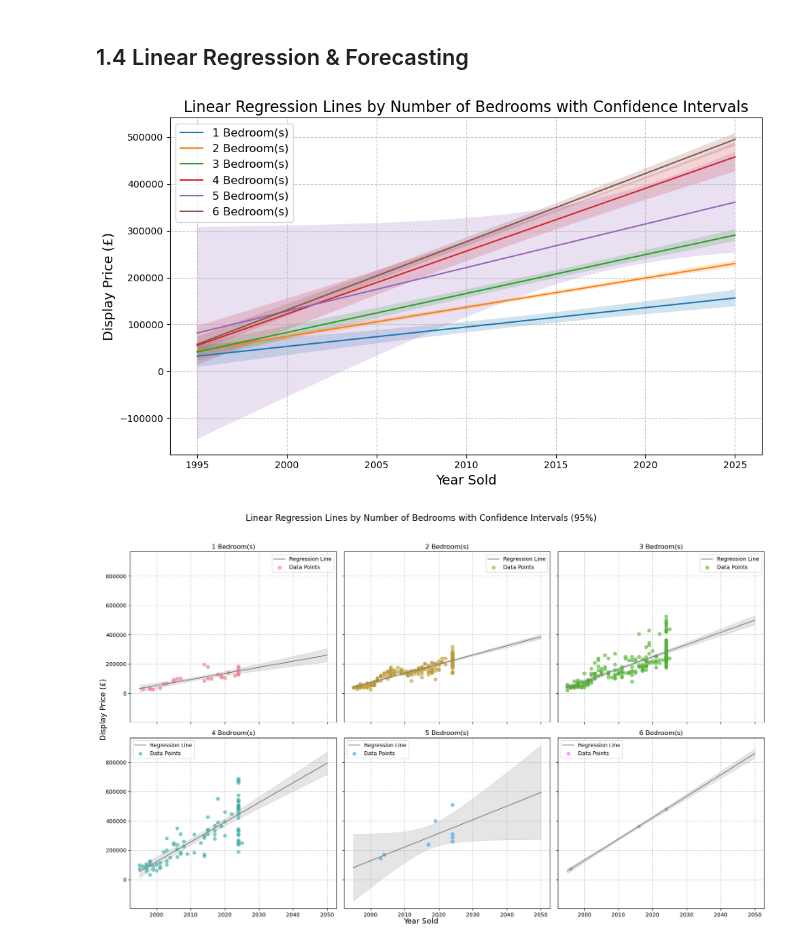
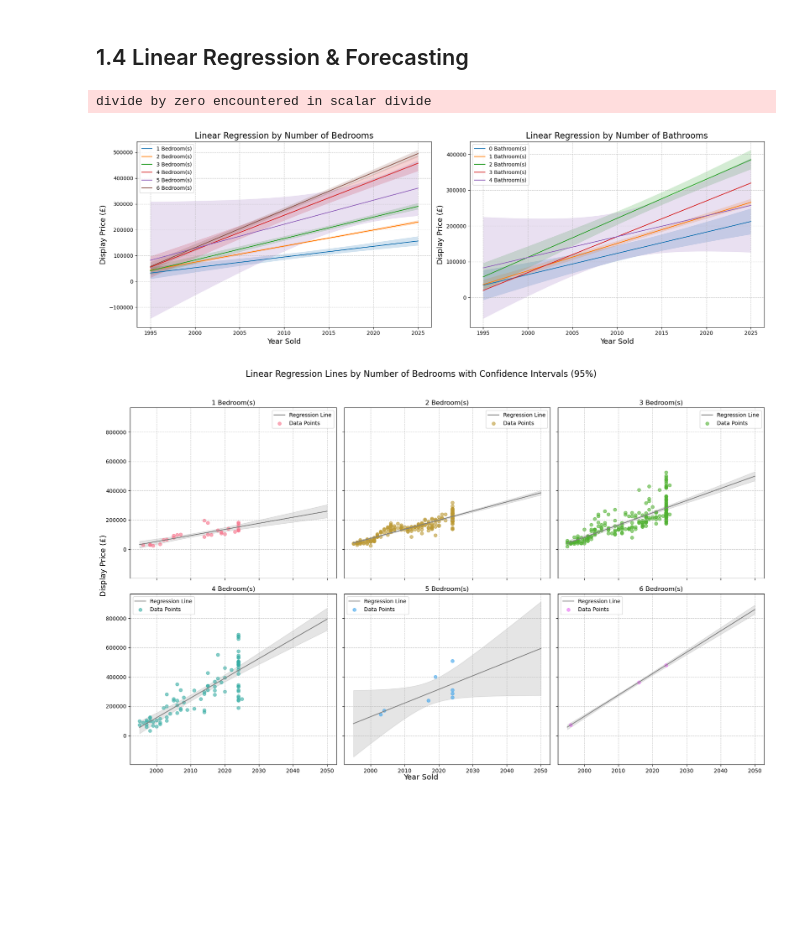
Before and after one commit to RoryThomas16/Cardiff-Housing-Price-Predictor, a Jupyter notebook: Cardiff-Housing_Price_Predictor.ipynb, the cells around one changed output. Cells and saved outputs as stored; diff of their text form; code cells hidden in the pictures; blank space fills up the shorter version.

```diff
--- a/Cardiff-Housing_Price_Predictor.ipynb
+++ b/Cardiff-Housing_Price_Predictor.ipynb
@@ -220,41 +291,71 @@ print(lin_reg)
 # %% [markdown]
 ## 1.4 Linear Regression & Forecasting
 # %%
-fig, ax = plt.subplots(figsize=(10, 6))
+fig, axes = plt.subplots(nrows=1, ncols=2, figsize=(18, 6))  # Create a 1x2 grid of subplots
 x_range = np.linspace(df['year_sold'].min(), df['year_sold'].max(), 100)
 
-# Loop through each bedroom and plot its regression line with confidence intervals
+# Plot 1: Linear regression by Number of Bedrooms
+ax = axes[0]
 for bedrooms in lin_reg.keys():
     # Filter data for the current number of bedrooms
     subset = df[df['bedrooms'] == bedrooms]
 
     # Fit the regression model using statsmodels
     X = sm.add_constant(subset['year_sold'])  # Add constant for the intercept
     y = subset['display_price']
     model = sm.OLS(y, X).fit()
 
     # Predict values and confidence intervals
     X_pred = sm.add_constant(x_range)  # Add constant to the x_range for predictions
     y_pred = model.predict(X_pred)  # Predicted values
     conf_int = model.get_prediction(X_pred).conf_int()  # Confidence intervals
 
     # Plot the regression line
     ax.plot(x_range, y_pred, label=f"{int(bedrooms)} Bedroom(s)")
 
     # Plot the confidence intervals as a shaded region
     ax.fill_between(x_range, conf_int[:, 0], conf_int[:, 1], alpha=0.2)
 
 # Add labels, title, and legend
-ax.set_title('Linear Regression Lines by Number of Bedrooms with Confidence Intervals', fontsize=16)
+ax.set_title('Linear Regression by Number of Bedrooms', fontsize=16)
 ax.set_xlabel('Year Sold', fontsize=14)
 ax.set_ylabel('Display Price (£)', fontsize=14)
-ax.legend(loc='best', fontsize=12)
+ax.legend(loc='best', fontsize=10)
+ax.grid(linestyle='--', alpha=0.7)
+
+# Plot 2: Linear regression by Number of Bathrooms
+ax = axes[1]
+for bathrooms in sorted(df['bathrooms'].unique()):
+    # Filter data for the current number of bathrooms
+    subset = df[df['bathrooms'] == bathrooms]
+
+    # Fit the regression model using statsmodels
+    X = sm.add_constant(subset['year_sold'])  # Add constant for the intercept
+    y = subset['display_price']
+    model = sm.OLS(y, X).fit()
+
+    # Predict values and confidence intervals
+    X_pred = sm.add_constant(x_range)  # Add constant to the x_range for predictions
+    y_pred = model.predict(X_pred)  # Predicted values
+    conf_int = model.get_prediction(X_pred).conf_int()  # Confidence intervals
+
+    # Plot the regression line
+    ax.plot(x_range, y_pred, label=f"{int(bathrooms)} Bathroom(s)")
+
+    # Plot the confidence intervals as a shaded region
+    ax.fill_between(x_range, conf_int[:, 0], conf_int[:, 1], alpha=0.2)
+
+ax.set_title('Linear Regression by Number of Bathrooms', fontsize=16)
+ax.set_xlabel('Year Sold', fontsize=14)
+ax.set_ylabel('Display Price (£)', fontsize=14)
+ax.legend(loc='best', fontsize=10)
 ax.grid(linestyle='--', alpha=0.7)
 
 plt.tight_layout()
 plt.show()
 # %% [output]
+divide by zero encountered in scalar divide
-[figure, old version]
+[figure, new version]
 # %%
 fig, axes = plt.subplots(nrows=int(np.ceil(len(lin_reg.keys()) / 3)), ncols=3, figsize=(18, 12), sharex=True, sharey=True)
 axes = axes.flatten()  # Flatten the axes array for easy iteration
```
Also changed, not shown: parts of 24 cells of this notebook.
